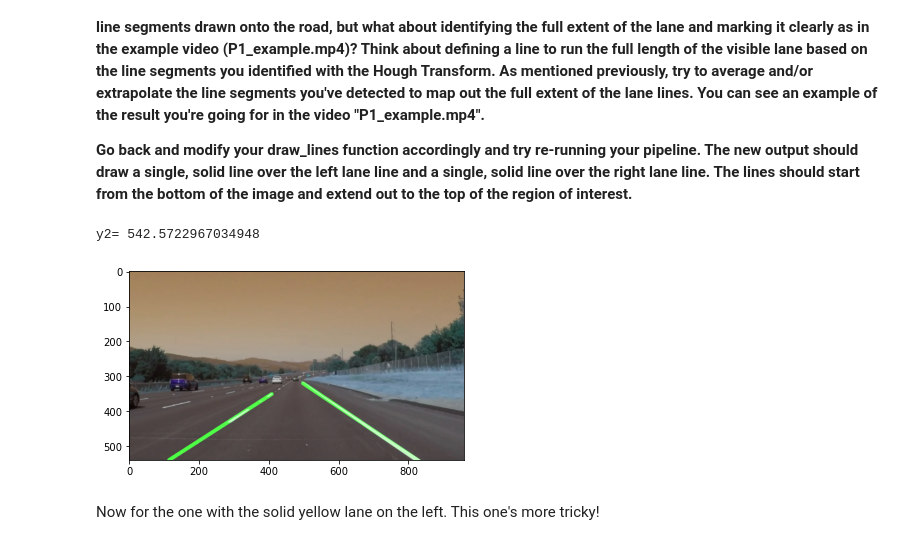
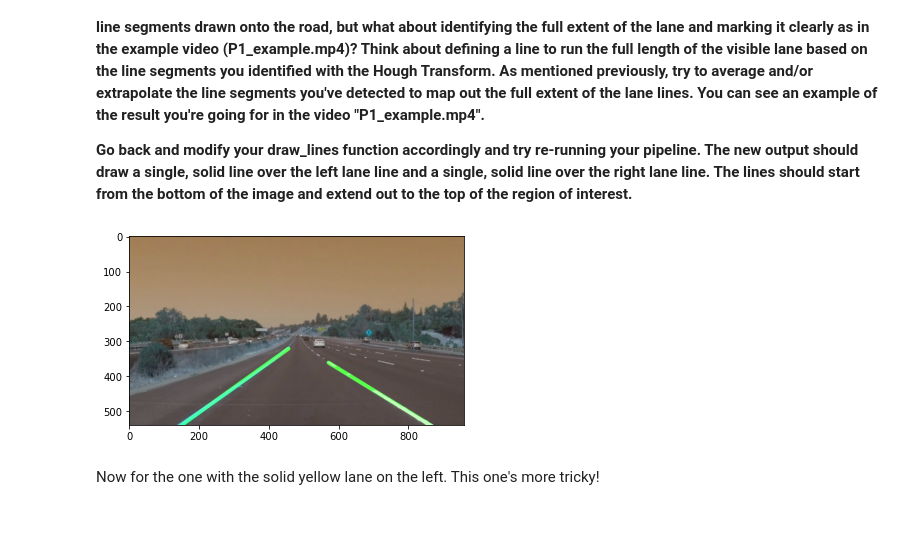
Before and after one commit to vj90/CarND-LaneLines-P1, a Jupyter notebook: P1.ipynb, the cells around one changed output. Drawn from its saved outputs; the diff is of its cells as text; code cells hidden in the pictures.

```diff
--- a/P1.ipynb
+++ b/P1.ipynb
@@ -387,10 +396,9 @@ HTML("""
 # %%
-import os
-list_of_files = os.listdir("dump/")
-file = list_of_files[0]
-image = mpimg.imread('dump/'+file)
-result = process_image(image)
-saveImage(result,file)
+# import os
+# list_of_files = os.listdir("dump/")
+# for file in list_of_files:
+#     image = mpimg.imread('dump/'+file)
+#     result = process_image(image)
+#     saveImage(result,'new_test/'+file)
 # %% [output]
-y2= 542.5722967034948
-[figure, old version]
+[figure, new version]
```
Also changed, not shown: parts of 6 cells of this notebook.
